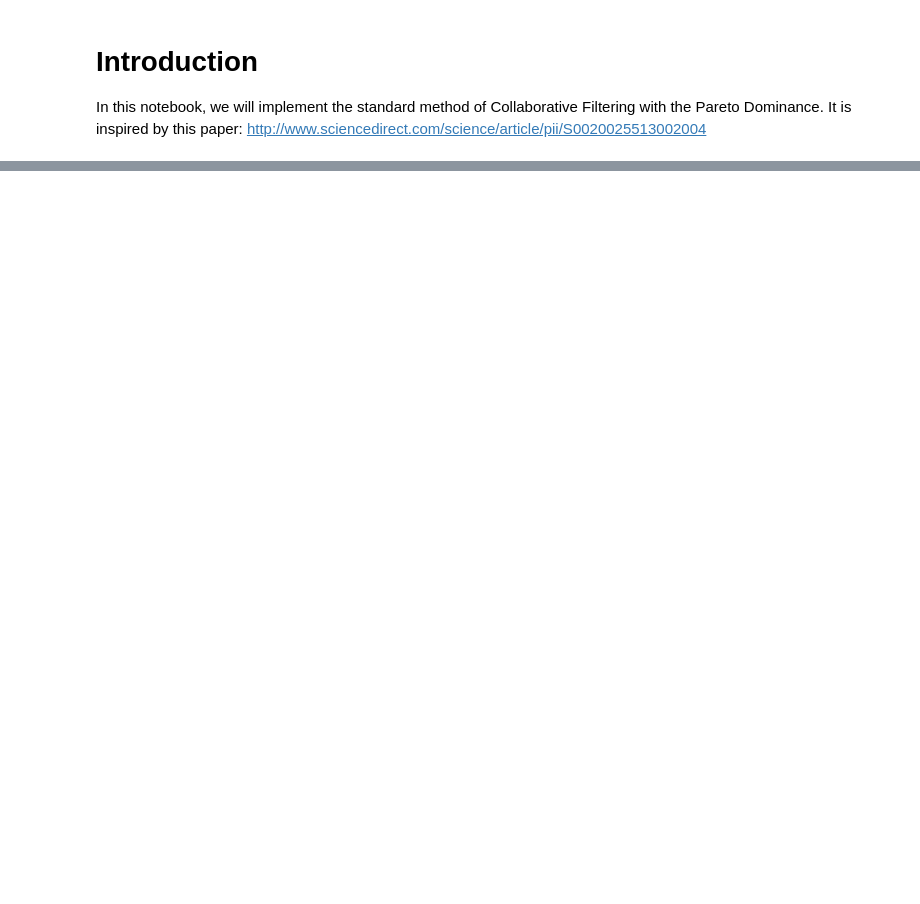
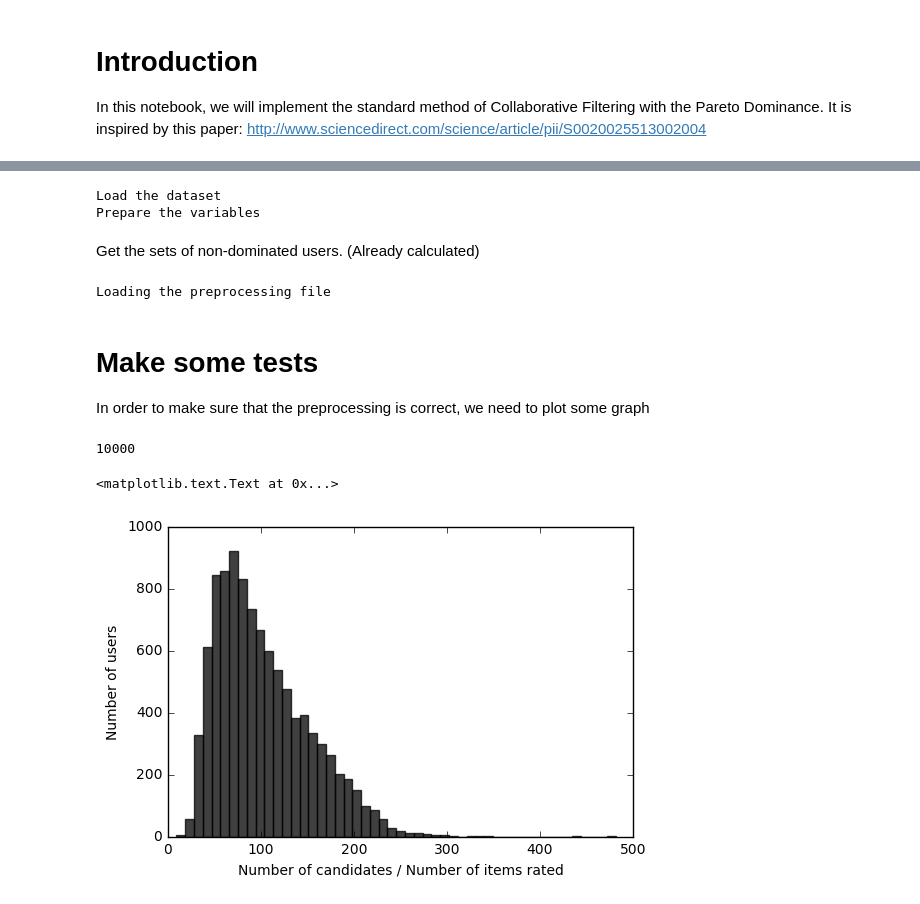
Before and after one commit to glederrey/PCML_Netflix_and_Chill, a Jupyter notebook: notebooks/CF_and_PD/Collaborative_Filtering_and_Pareto_Dominance.ipynb, the cells around one changed output, grey strips where cells are left out. Saved outputs shown, nothing was run; the diff lists cells and outputs as text; code cells hidden in the pictures; blank space fills up the shorter version.

```diff
--- a/notebooks/CF_and_PD/Collaborative_Filtering_and_Pareto_Dominance.ipynb
+++ b/notebooks/CF_and_PD/Collaborative_Filtering_and_Pareto_Dominance.ipynb
@@ -188,0 +25,3 @@ with open("non-dominated-users.dat", "w") as file:
+# %%
+# Define here the data set
+dataset = '../../data/data_train.csv'
@@ -188,0 +30,42 @@ with open("non-dominated-users.dat", "w") as file:
+# %%
+data = prepare_data(dataset)
+# Prepare the data
+U, I, R, I_u = variables(data)
+# %% [output]
+Load the dataset
+Prepare the variables
+# %% [markdown]
+Get the sets of non-dominated users. (Already calculated)
+# %%
+# Folder for the preprocessing file
+folder = "./"
+
+non_dom_users_file = folder + "non-dominated-users.dat"
+
+# Get the file
+C = get_preprocessing(non_dom_users_file)
+# %% [output]
+Loading the preprocessing file
+# %% [markdown]
+# Make some tests
+
+In order to make sure that the preprocessing is correct, we need to plot some graph
+# %%
+# We define an array of values equals to number of candidates over number of items rated
+c_over_ir = []
+nbr_cand = []
+nbr_itms = []
+for usr in U:
+    c_over_ir.append(len(C[usr])/len(I_u[usr]))
+    nbr_cand.append(len(C[usr]))
+    nbr_itms.append(len(I_u[usr]))
+len(c_over_ir)
+# %% [output]
+10000
+# %%
+n, bins, patches = plt.hist(c_over_ir, 50, facecolor='black', alpha=0.75)
+plt.xlabel('Number of candidates / Number of items rated')
+plt.ylabel('Number of users')
+# %% [output]
+<matplotlib.text.Text at 0x...>
+[figure, added]
```
Also changed, not shown: parts of 37 cells of this notebook, 1 other file.
